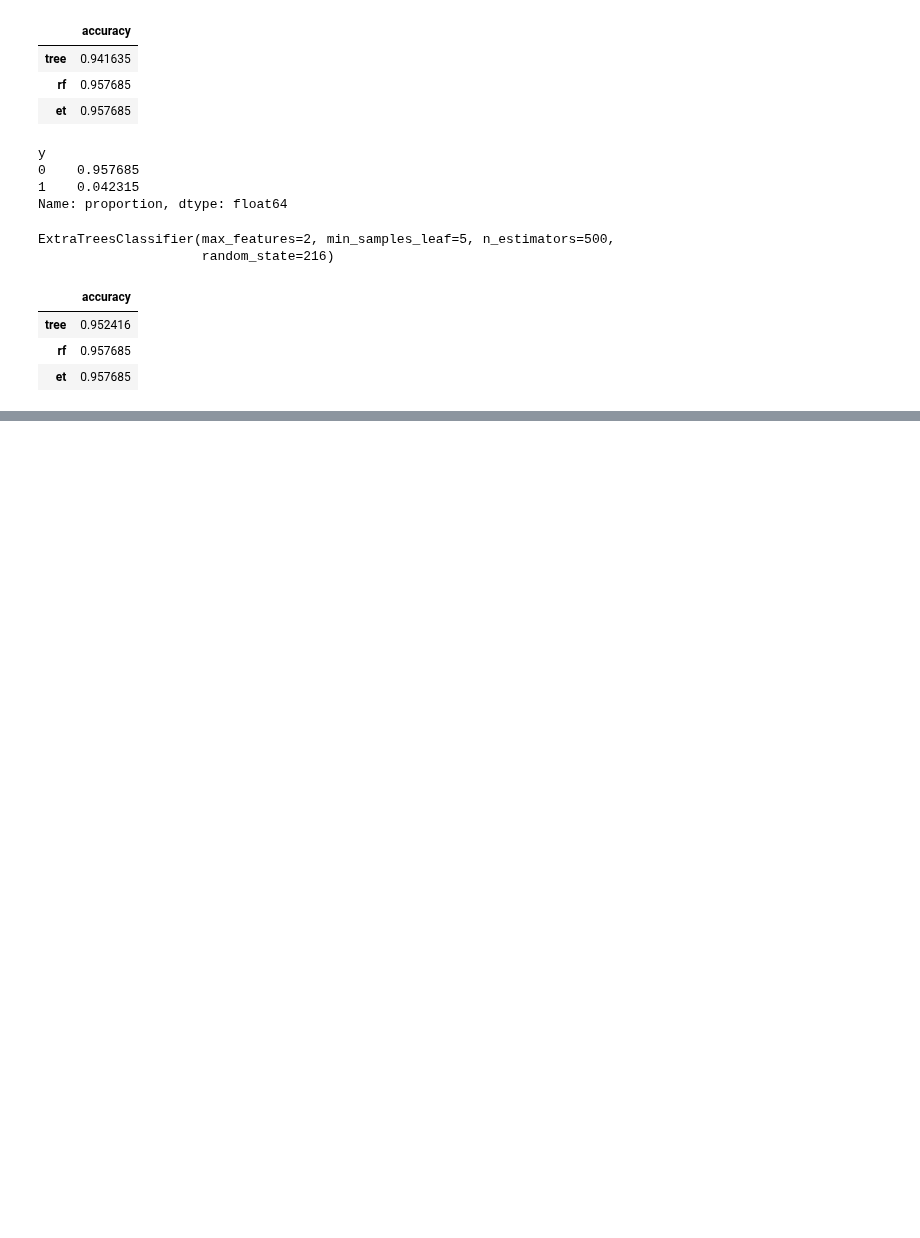
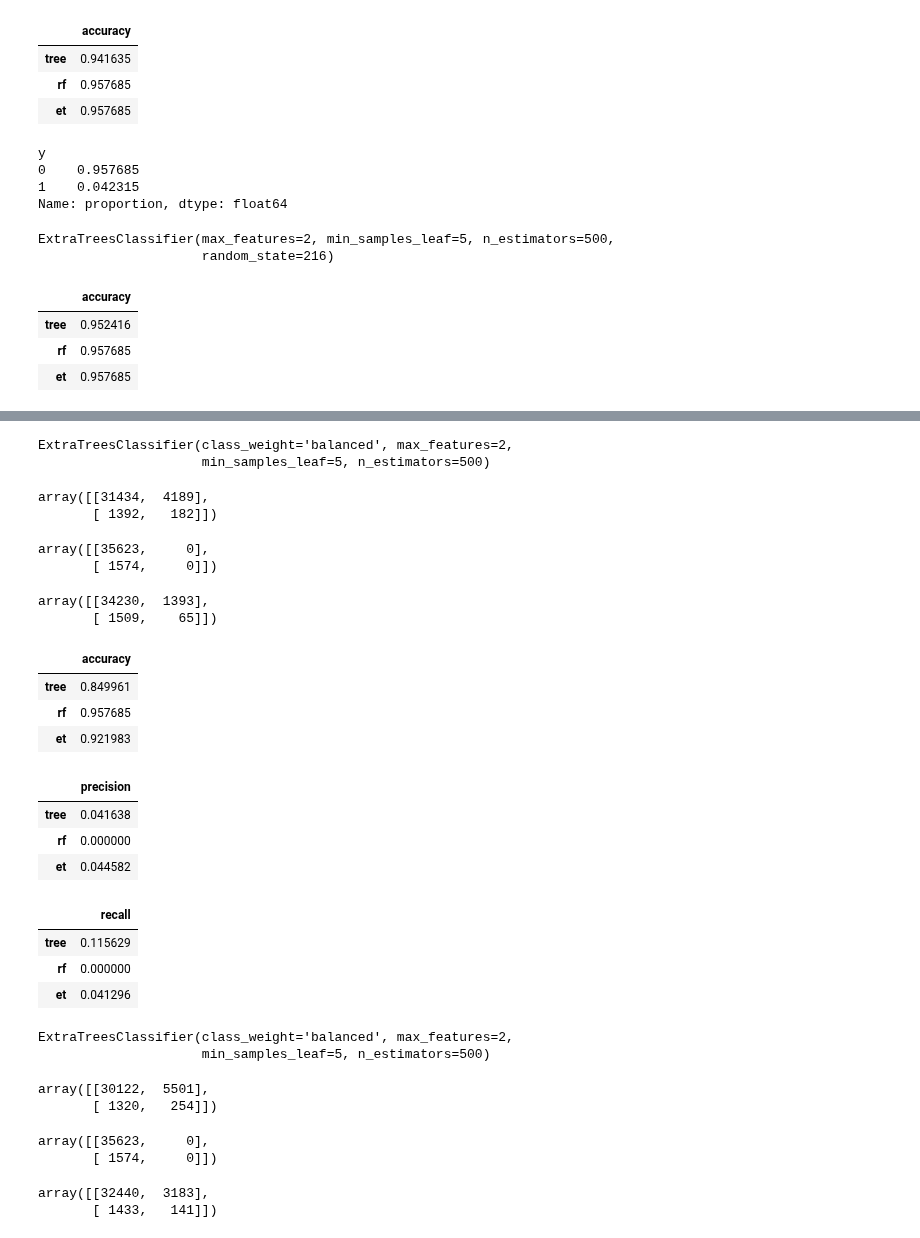
Before and after one commit to ghuckabe/DSTMarketAnalysis, a Jupyter notebook: kaggle_health_classify.ipynb, the cells around one changed output, grey strips where cells are left out. Saved outputs shown, nothing was run; the diff lists cells and outputs as text; code cells hidden in the pictures; blank space fills up the shorter version.

Commit message:
balanced random forests

```diff
--- a/kaggle_health_classify.ipynb
+++ b/kaggle_health_classify.ipynb
@@ -657,0 +710,80 @@ pd.DataFrame(accs, index= ['tree', 'rf', 'et'], columns = ['accuracy'])
+# %%
+tree.fit(health_train[metrics],health_train['y'])
+rf.fit(health_train[metrics],health_train['y'])
+et.fit(health_train[metrics],health_train['y'])
+# %% [output]
+ExtraTreesClassifier(class_weight='balanced', max_features=2,
+                     min_samples_leaf=5, n_estimators=500)
+# %%
+tree_preds=tree.predict(health_test[metrics])
+
+confusion_matrix(health_test['y'], tree_preds)
+# %% [output]
+array([[31434,  4189],
+       [ 1392,   182]])
+# %%
+rf_preds=rf.predict(health_test[metrics])
+
+confusion_matrix(health_test['y'], rf_preds)
+# %% [output]
+array([[35623,     0],
+       [ 1574,     0]])
+# %%
+et_preds=et.predict(health_test[metrics])
+
+confusion_matrix(health_test['y'], et_preds)
+# %% [output]
+array([[34230,  1393],
+       [ 1509,    65]])
+# %%
+accs = [accuracy_score(health_test['y'], tree_preds),  accuracy_score(health_test['y'], rf_preds), accuracy_score(health_test['y'], et_preds)]
+pd.DataFrame(accs, index= ['tree', 'rf', 'et'], columns = ['accuracy'])
+# %% [output]
+|  | accuracy |
+| tree | 0.849961 |
+| rf | 0.957685 |
+| et | 0.921983 |
+# %%
+prec= [precision_score(health_test['y'], tree_preds),  precision_score(health_test['y'], rf_preds), precision_score(health_test['y'], et_preds)]
+pd.DataFrame(prec, index= ['tree', 'rf', 'et'], columns = ['precision'])
+# %% [output]
+|  | precision |
+| tree | 0.041638 |
+| rf | 0.000000 |
+| et | 0.044582 |
+# %%
+rec = [recall_score(health_test['y'], tree_preds),  recall_score(health_test['y'], rf_preds), recall_score(health_test['y'], et_preds)]
+pd.DataFrame(rec, index= ['tree', 'rf', 'et'], columns = ['recall'])
+# %% [output]
+|  | recall |
+| tree | 0.115629 |
+| rf | 0.000000 |
+| et | 0.041296 |
+# %%
+tree.fit(health_train[diffs],health_train['y'])
+rf.fit(health_train[diffs],health_train['y'])
+et.fit(health_train[diffs],health_train['y'])
+# %% [output]
+ExtraTreesClassifier(class_weight='balanced', max_features=2,
+                     min_samples_leaf=5, n_estimators=500)
+# %%
+tree_preds=tree.predict(health_test[diffs])
+
+confusion_matrix(health_test['y'], tree_preds)
+# %% [output]
+array([[30122,  5501],
+       [ 1320,   254]])
+# %%
+rf_preds=rf.predict(health_test[diffs])
+
+confusion_matrix(health_test['y'], rf_preds)
+# %% [output]
+array([[35623,     0],
+       [ 1574,     0]])
+# %%
+et_preds=et.predict(health_test[diffs])
+
+confusion_matrix(health_test['y'], et_preds)
+# %% [output]
+array([[32440,  3183],
+       [ 1433,   141]])
```
Also changed, not shown: parts of 10 cells of this notebook, 1 other file.
